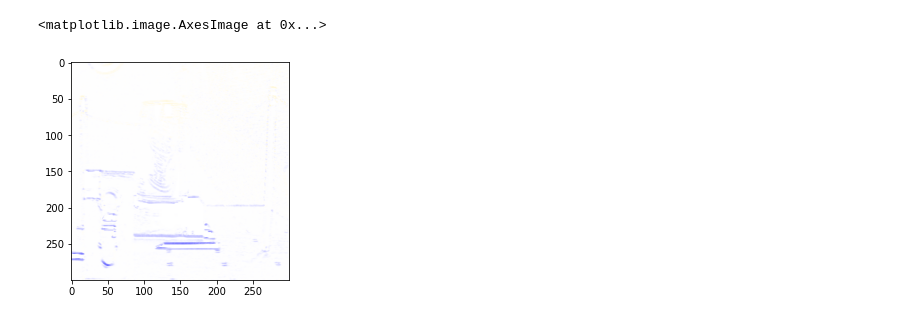
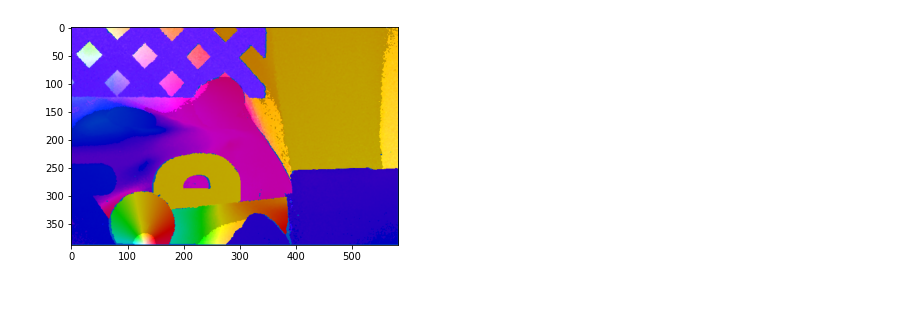
Before and after one commit to Cewein/vision, a Jupyter notebook: notebook.ipynb, the cells around one changed output. Cells and saved outputs as stored; diff of their text form; code cells hidden in the pictures.

```diff
--- a/notebook.ipynb
+++ b/notebook.ipynb
@@ -91,11 +105,9 @@ def horn(I1,I2,alpha, N):
-# %%
-u,v = horn(I1,I2,0.01, 1250)
-
-w = np.dstack((u,v,np.zeros_like(v)))
-
-img = python.middlebury.computeColor(w)
-# %%
-plt.imshow(img)
-# %% [output]
-<matplotlib.image.AxesImage at 0x...>
-[figure, removed]
+# %%
+wgt = python.middlebury.readflo("data/rubberwhale/correct_rubberwhale10.flo")
+
+img = python.middlebury.computeColor(w)
+
+plt.imshow(img)
+plt.show()
+# %% [output]
+[figure, added]
```
Also changed, not shown: parts of 10 cells of this notebook.
